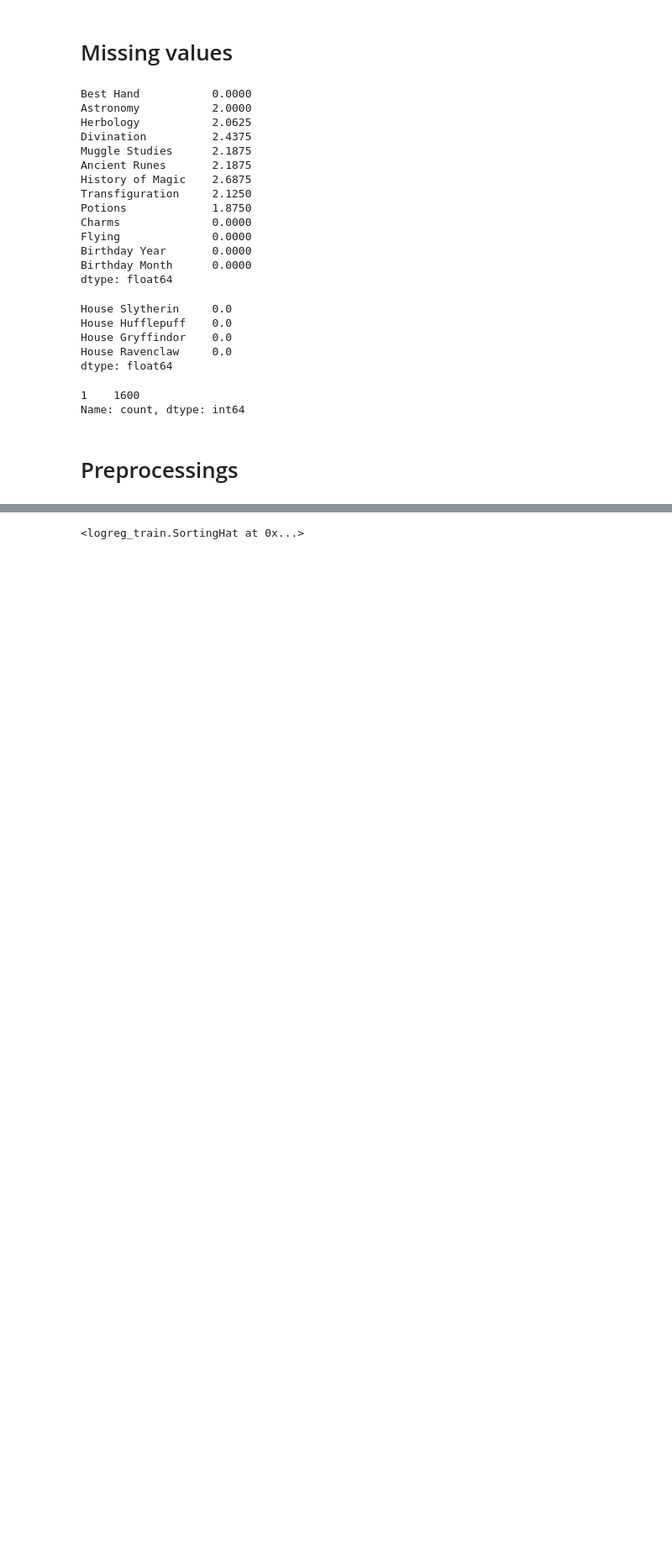
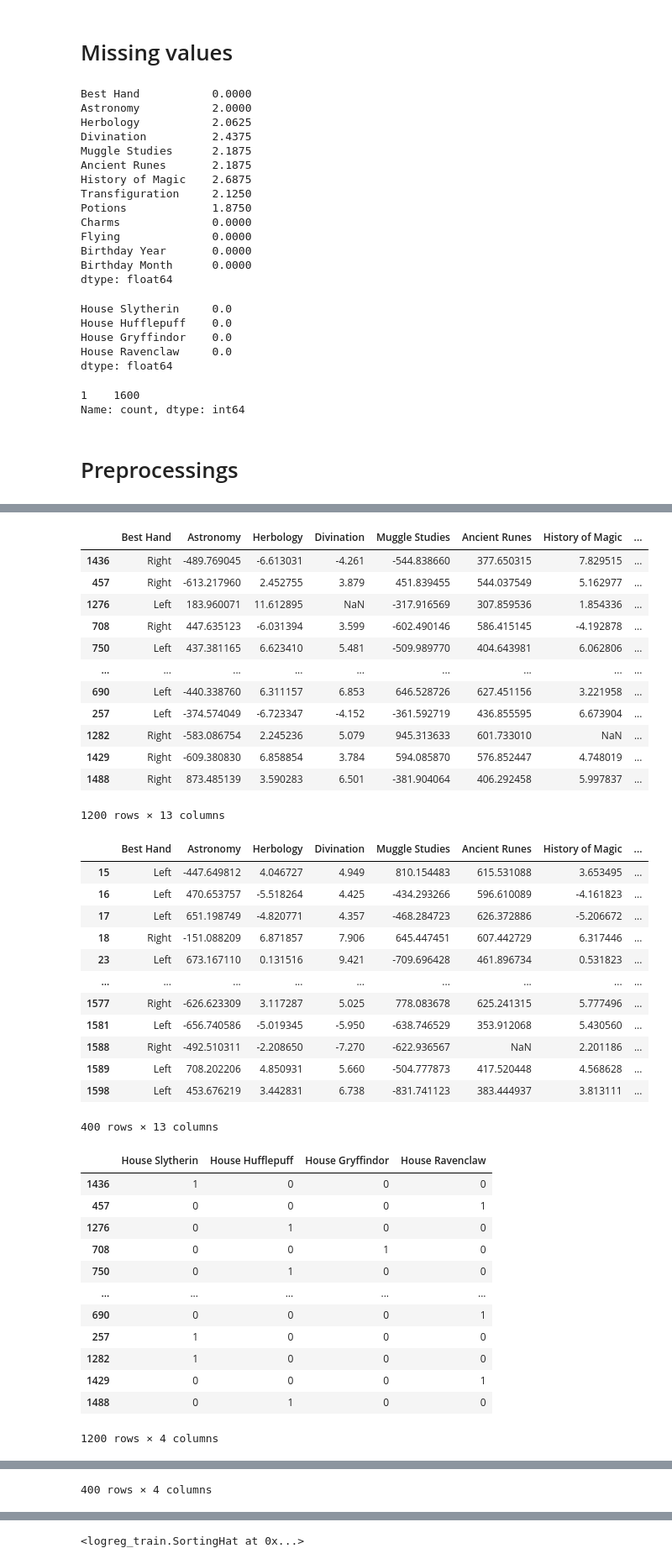
Before and after one commit to tgrasset/dslr, a Jupyter notebook: logreg.ipynb, the cells around one changed output, grey strips where cells are left out. Shown: that part at 84% size. Drawn from its saved outputs; the diff is of its cells as text; code cells hidden in the pictures; blank space fills up the shorter version.

```diff
--- a/logreg.ipynb
+++ b/logreg.ipynb
@@ -138,3 +270,49 @@ def ft_one_hot_encoding(dataframe, columns, drop_last=True):
             copy[column+'_'+value] = (copy[column].astype(str) == str(value)).astype(int)
             new_columns.append(column+'_'+value)
     return copy[new_columns]
+# %%
+X_train, X_test, Y_train, Y_test = ft_train_test_split(X, Y)
+display(X_train)
+display(X_test)
+display(Y_train)
+display(Y_test)
+# %% [output]
+|  | Best Hand | Astronomy | Herbology | Divination | Muggle Studies | Ancient Runes | History of Magic | ... |
+| 1436 | Right | -489.769045 | -6.613031 | -4.261 | -544.838660 | 377.650315 | 7.829515 | ... |
+| 457 | Right | -613.217960 | 2.452755 | 3.879 | 451.839455 | 544.037549 | 5.162977 | ... |
+| 1276 | Left | 183.960071 | 11.612895 | NaN | -317.916569 | 307.859536 | 1.854336 | ... |
+| 708 | Right | 447.635123 | -6.031394 | 3.599 | -602.490146 | 586.415145 | -4.192878 | ... |
+| 750 | Left | 437.381165 | 6.623410 | 5.481 | -509.989770 | 404.643981 | 6.062806 | ... |
+| ... | ... | ... | ... | ... | ... | ... | ... | ... |
+| 690 | Left | -440.338760 | 6.311157 | 6.853 | 646.528726 | 627.451156 | 3.221958 | ... |
+| 257 | Left | -374.574049 | -6.723347 | -4.152 | -361.592719 | 436.855595 | 6.673904 | ... |
+| 1282 | Right | -583.086754 | 2.245236 | 5.079 | 945.313633 | 601.733010 | NaN | ... |
+| 1429 | Right | -609.380830 | 6.858854 | 3.784 | 594.085870 | 576.852447 | 4.748019 | ... |
+| 1488 | Right | 873.485139 | 3.590283 | 6.501 | -381.904064 | 406.292458 | 5.997837 | ... |
+1200 rows × 13 columns
+|  | Best Hand | Astronomy | Herbology | Divination | Muggle Studies | Ancient Runes | History of Magic | ... |
+| 15 | Left | -447.649812 | 4.046727 | 4.949 | 810.154483 | 615.531088 | 3.653495 | ... |
+| 16 | Left | 470.653757 | -5.518264 | 4.425 | -434.293266 | 596.610089 | -4.161823 | ... |
+| 17 | Left | 651.198749 | -4.820771 | 4.357 | -468.284723 | 626.372886 | -5.206672 | ... |
+| 18 | Right | -151.088209 | 6.871857 | 7.906 | 645.447451 | 607.442729 | 6.317446 | ... |
+| 23 | Left | 673.167110 | 0.131516 | 9.421 | -709.696428 | 461.896734 | 0.531823 | ... |
+| ... | ... | ... | ... | ... | ... | ... | ... | ... |
+| 1577 | Right | -626.623309 | 3.117287 | 5.025 | 778.083678 | 625.241315 | 5.777496 | ... |
+| 1581 | Left | -656.740586 | -5.019345 | -5.950 | -638.746529 | 353.912068 | 5.430560 | ... |
+| 1588 | Right | -492.510311 | -2.208650 | -7.270 | -622.936567 | NaN | 2.201186 | ... |
+| 1589 | Left | 708.202206 | 4.850931 | 5.660 | -504.777873 | 417.520448 | 4.568628 | ... |
+| 1598 | Left | 453.676219 | 3.442831 | 6.738 | -831.741123 | 383.444937 | 3.813111 | ... |
+400 rows × 13 columns
+|  | House Slytherin | House Hufflepuff | House Gryffindor | House Ravenclaw |
+| 1436 | 1 | 0 | 0 | 0 |
+| 457 | 0 | 0 | 0 | 1 |
+| 1276 | 0 | 1 | 0 | 0 |
+| 708 | 0 | 0 | 1 | 0 |
+| 750 | 0 | 1 | 0 | 0 |
+| ... | ... | ... | ... | ... |
+| 690 | 0 | 0 | 0 | 1 |
+| 257 | 1 | 0 | 0 | 0 |
+| 1282 | 1 | 0 | 0 | 0 |
+| 1429 | 0 | 0 | 0 | 1 |
+| 1488 | 0 | 1 | 0 | 0 |
+1200 rows × 4 columns
@@ -141,3 +331,4 @@ def ft_one_hot_encoding(dataframe, columns, drop_last=True):
+400 rows × 4 columns
 # %%
 numerical_cols = ['Astronomy', 'Herbology', 'Divination', 'Muggle Studies', 'Ancient Runes', 'History of Magic', 'Transfiguration', 'Potions', 'Charms', 'Flying', 'Birthday Year']
 categorical_cols = ['Birthday Month', 'Best Hand']
```
Also changed, not shown: parts of 19 cells of this notebook, 1 other file.
